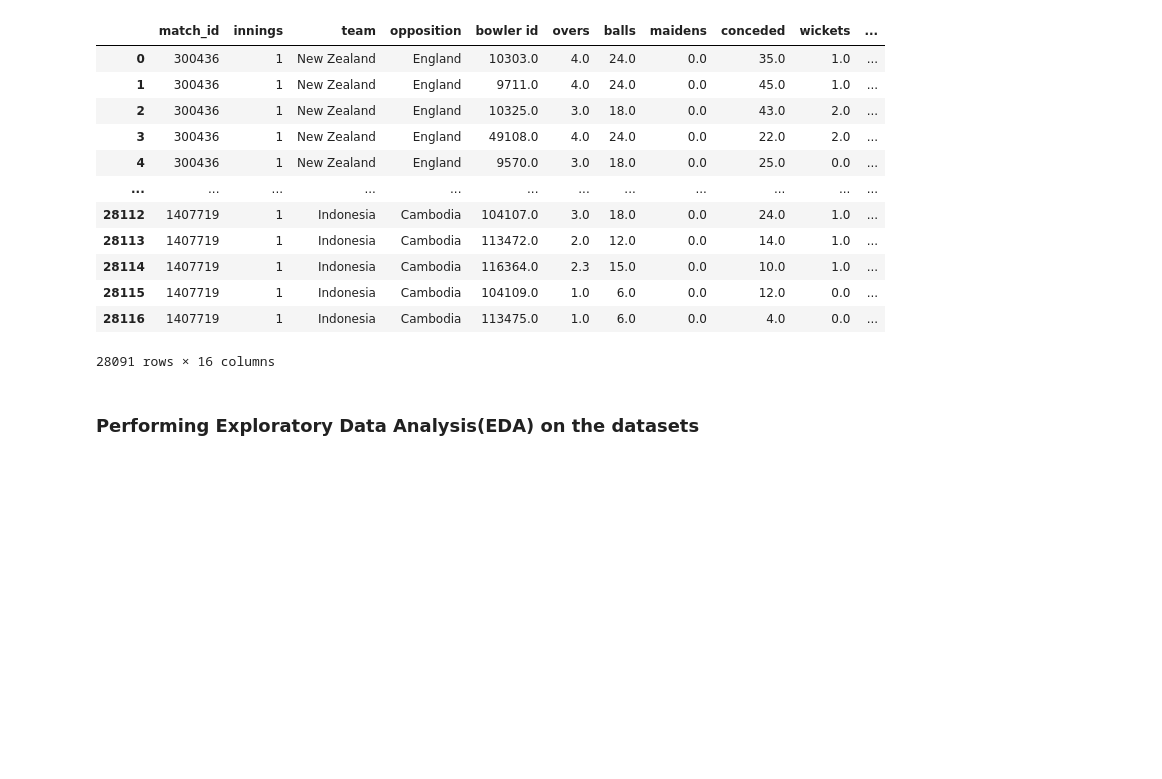
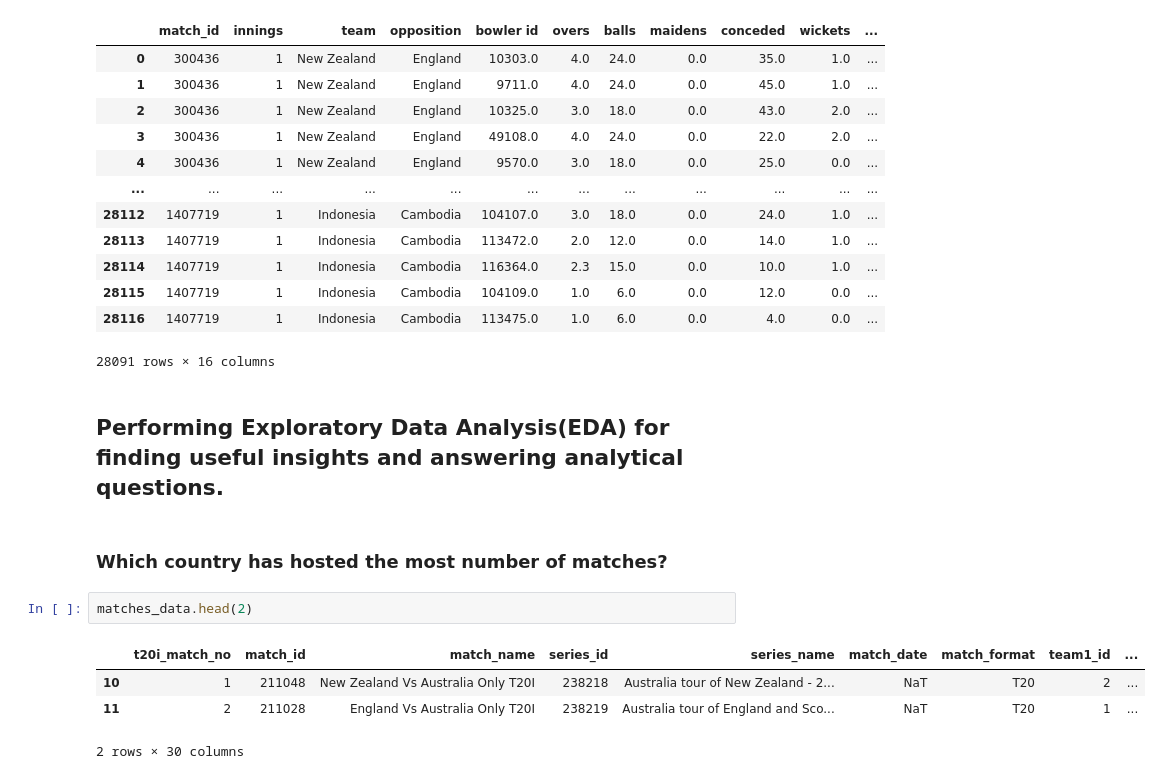
Before and after one commit to ali-bin-kashif/T20-Internationals-Dataset-EDA, a Jupyter notebook: eda-t20i-cricket.ipynb, the cells around one changed output. Cells and saved outputs as stored; diff of their text form; blank space fills up the shorter version.

```diff
--- a/eda-t20i-cricket.ipynb
+++ b/eda-t20i-cricket.ipynb
@@ -474,4 +474,13 @@ bowling_data
 | 28116 | 1407719 | 1 | Indonesia | Cambodia | 113475.0 | 1.0 | 6.0 | 0.0 | 4.0 | 0.0 | ... |
 28091 rows × 16 columns
 # %% [markdown]
-### Performing Exploratory Data Analysis(EDA) on the datasets
+## Performing Exploratory Data Analysis(EDA) for finding useful insights and answering analytical questions.
+# %% [markdown]
+### Which country has hosted the most number of matches?
+# %%
+matches_data.head(2)
+# %% [output]
+|  | t20i_match_no | match_id | match_name | series_id | series_name | match_date | match_format | team1_id | ... |
+| 10 | 1 | 211048 | New Zealand Vs Australia Only T20I | 238218 | Australia tour of New Zealand - 2... | NaT | T20 | 2 | ... |
+| 11 | 2 | 211028 | England Vs Australia Only T20I | 238219 | Australia tour of England and Sco... | NaT | T20 | 1 | ... |
+2 rows × 30 columns
```
Also changed, not shown: parts of 6 cells of this notebook.
